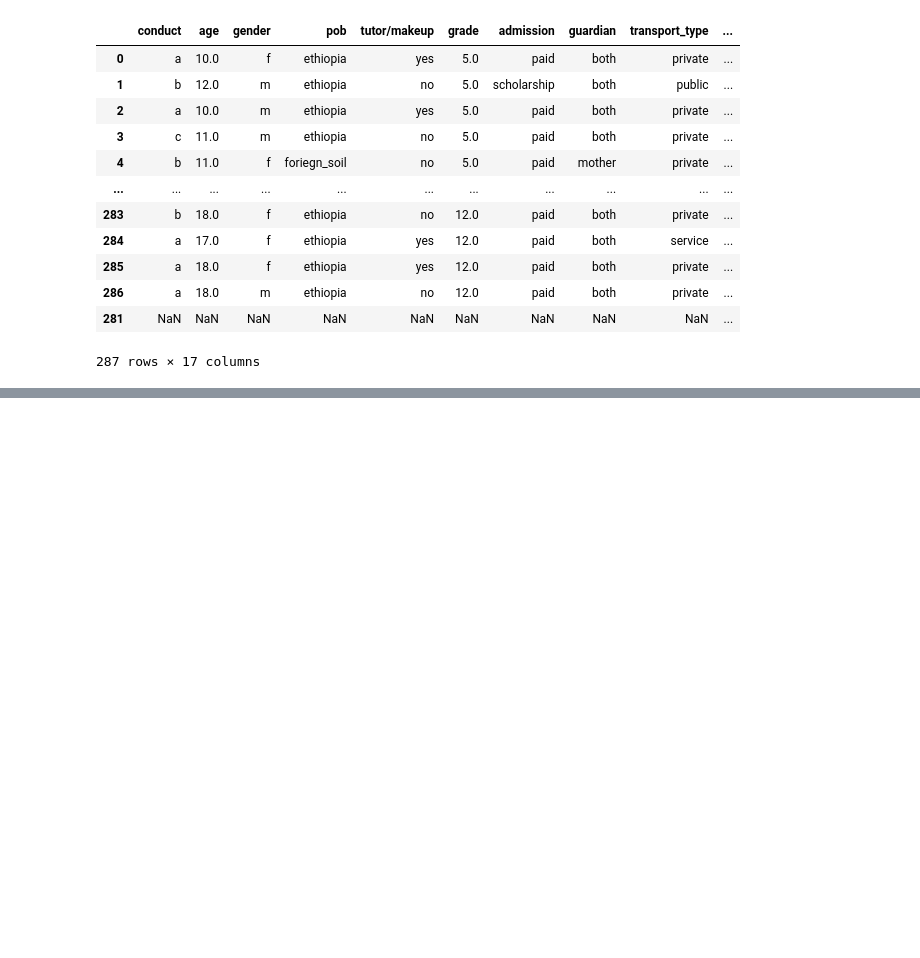
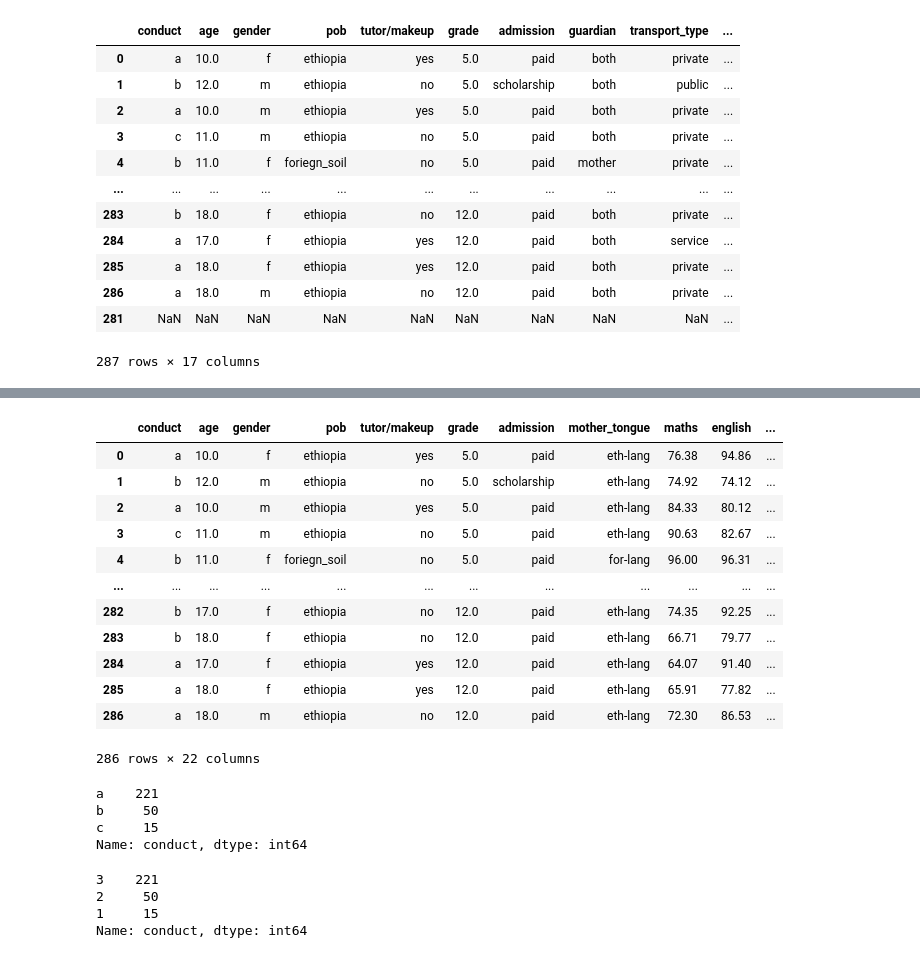
Before and after one commit to Ammon21/School-Data-Science-Project, a Jupyter notebook: notebooks/machine_learning.ipynb, the cells around one changed output, grey strips where cells are left out. Saved outputs shown, nothing was run; the diff lists cells and outputs as text; code cells hidden in the pictures; blank space fills up the shorter version.

```diff
--- a/notebooks/machine_learning.ipynb
+++ b/notebooks/machine_learning.ipynb
@@ -144,0 +146,5 @@ dummies2 = pd.get_dummies(df.parenting_style)
+# %%
+dummies2 = pd.get_dummies(df.parenting_style)
+merged2 = pd.concat([merged, dummies2], axis = 'columns')
+merged2 = merged2.drop(['parenting_style', 'uninvolved'], axis='columns')
+merged2
@@ -144,0 +174,5 @@ dummies2 = pd.get_dummies(df.parenting_style)
+# %%
+df['transport_type'] = df['transport_type'].replace('on foot', 'foot')
+df.guardian = df.guardian.replace('mother', 'single')
+df.guardian = df.guardian.replace('father', 'single')
+df.guardian.value_counts()
@@ -144,0 +184,5 @@ dummies2 = pd.get_dummies(df.parenting_style)
+# %%
+dummies3 = pd.get_dummies(df.transport_type)
+merged3 = pd.concat([merged2, dummies3], axis = 'columns')
+merged3 = merged3.drop(['transport_type', 'foot'], axis='columns')
+merged3
@@ -144,0 +203,20 @@ dummies2 = pd.get_dummies(df.parenting_style)
+# %%
+dummies4 = pd.get_dummies(df.guardian)
+merged4 = pd.concat([merged3, dummies4], axis = 'columns')
+merged4 = merged4.drop(['guardian', 'other'], axis='columns')
+merged4.drop([281], axis=0, inplace=True)
+merged4
+# %% [output]
+|  | conduct | age | gender | pob | tutor/makeup | grade | admission | mother_tongue | maths | english | ... |
+| 0 | a | 10.0 | f | ethiopia | yes | 5.0 | paid | eth-lang | 76.38 | 94.86 | ... |
+| 1 | b | 12.0 | m | ethiopia | no | 5.0 | scholarship | eth-lang | 74.92 | 74.12 | ... |
+| 2 | a | 10.0 | m | ethiopia | yes | 5.0 | paid | eth-lang | 84.33 | 80.12 | ... |
+| 3 | c | 11.0 | m | ethiopia | no | 5.0 | paid | eth-lang | 90.63 | 82.67 | ... |
+| 4 | b | 11.0 | f | foriegn_soil | no | 5.0 | paid | for-lang | 96.00 | 96.31 | ... |
+| ... | ... | ... | ... | ... | ... | ... | ... | ... | ... | ... | ... |
+| 282 | b | 17.0 | f | ethiopia | no | 12.0 | paid | eth-lang | 74.35 | 92.25 | ... |
+| 283 | b | 18.0 | f | ethiopia | no | 12.0 | paid | eth-lang | 66.71 | 79.77 | ... |
+| 284 | a | 17.0 | f | ethiopia | yes | 12.0 | paid | eth-lang | 64.07 | 91.40 | ... |
+| 285 | a | 18.0 | f | ethiopia | yes | 12.0 | paid | eth-lang | 65.91 | 77.82 | ... |
+| 286 | a | 18.0 | m | ethiopia | no | 12.0 | paid | eth-lang | 72.30 | 86.53 | ... |
+286 rows × 22 columns
@@ -144,0 +231,15 @@ dummies2 = pd.get_dummies(df.parenting_style)
+# %%
+merged4.conduct.value_counts()
+# %% [output]
+a    221
+b     50
+c     15
+Name: conduct, dtype: int64
+# %%
+merged4.conduct = merged4.conduct.apply(conx)
+merged4.conduct.value_counts()
+# %% [output]
+3    221
+2     50
+1     15
+Name: conduct, dtype: int64
```
Also changed, not shown: parts of 8 cells of this notebook.
